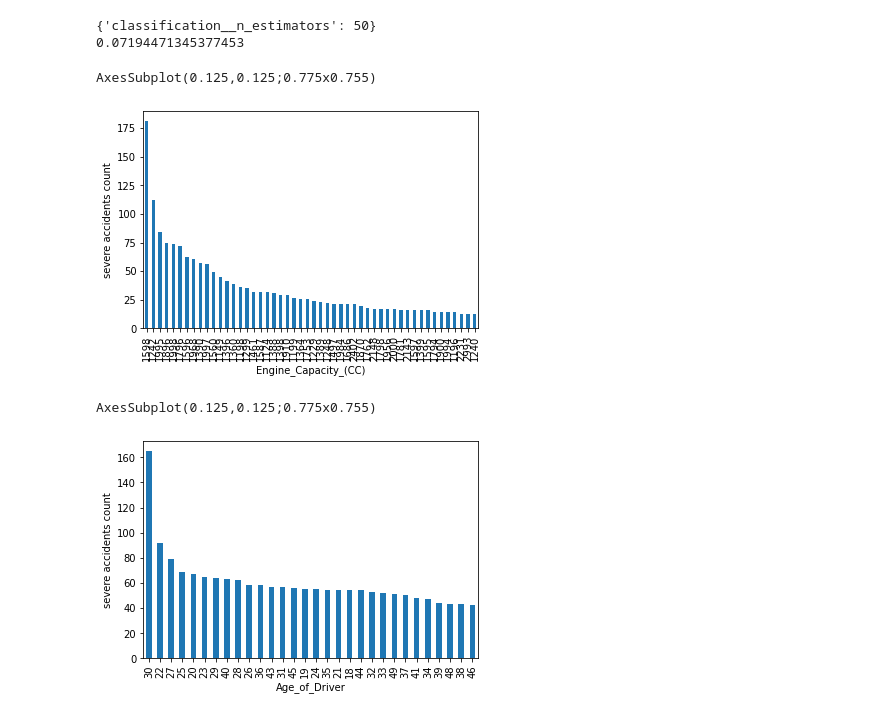
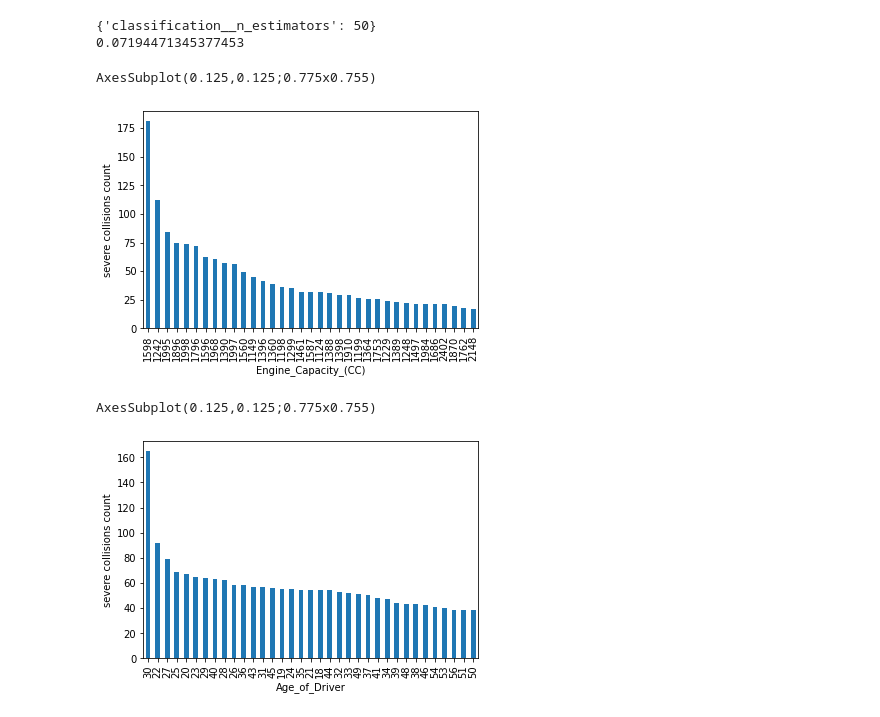
Before and after one commit to swapnilbetkar/python, a Jupyter notebook: VehicleCollision3.ipynb, the cells around one changed output. Drawn from its saved outputs; the diff is of its cells as text; code cells hidden in the pictures.

```diff
--- a/VehicleCollision3.ipynb
+++ b/VehicleCollision3.ipynb
@@ -159,19 +164,25 @@ print(best_result)
 # %%
 rfc = RandomForestClassifier(n_estimators=50, criterion='entropy', max_features='auto', random_state=1)
 rfc.fit(X_scaled,Y)
+
+####  Data visualisation to assess the significant features
+
 pd.set_option('display.max_rows', final_data.shape[0]+1)
-df = final_data[final_data['Damage'] == 1]
+df_Severe = final_data[final_data['Damage'] == 1]
+df_Light = final_data[final_data['Damage'] == 0]
 df.head()
-df_EngineCapacity = df.groupby('Engine_Capacity_(CC)')['Damage'].count().sort_values(ascending = False).head(50)
-df_AgeOfDriver = df.groupby('Age_of_Driver')['Damage'].count().sort_values(ascending = False).head(50)
+df_EngineCapacity_Severe = df_Severe.groupby('Engine_Capacity_(CC)')['Damage'].count().sort_values(ascending = False).head(35)
+df_AgeOfDriver_Severe = df_Severe.groupby('Age_of_Driver')['Damage'].count().sort_values(ascending = False).head(35)
 
-# print(df1)
-print(df_EngineCapacity.plot(ylabel='severe accidents count',kind="bar"))
+df_EngineCapacity_Light = df_Light.groupby('Engine_Capacity_(CC)')['Damage'].count().sort_values(ascending = False).head(35)
+df_AgeOfDriver_light = df_Light.groupby('Age_of_Driver')['Damage'].count().sort_values(ascending = False).head(35)
+
+print(df_EngineCapacity_Severe.plot(ylabel='severe collisions count',kind="bar"))
 # %% [output]
 AxesSubplot(0.125,0.125;0.775x0.755)
-[figure, old version]
+[figure, new version]
 # %%
-print(df_AgeOfDriver.plot(ylabel='severe accidents count',kind="bar"))
+print(df_AgeOfDriver_Severe.plot(ylabel='severe collisions count',kind="bar"))
 # %% [output]
 AxesSubplot(0.125,0.125;0.775x0.755)
-[figure, old version]
+[figure, new version]
```
Also changed, not shown: parts of 6 cells of this notebook.
